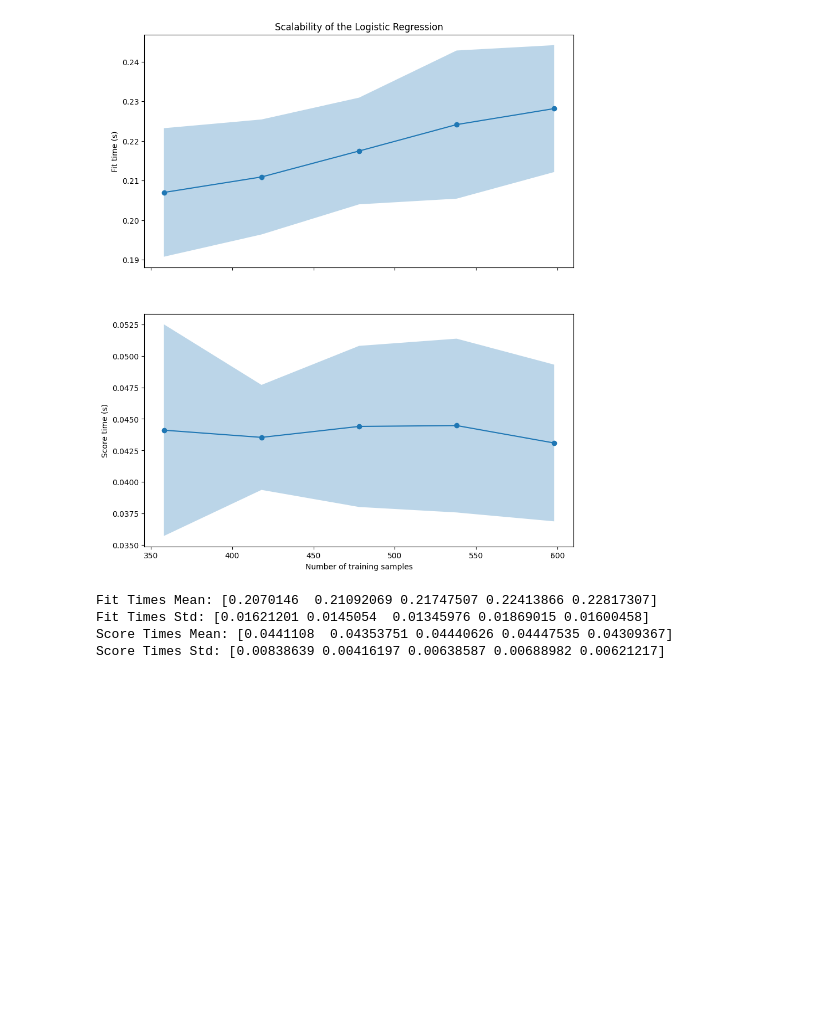
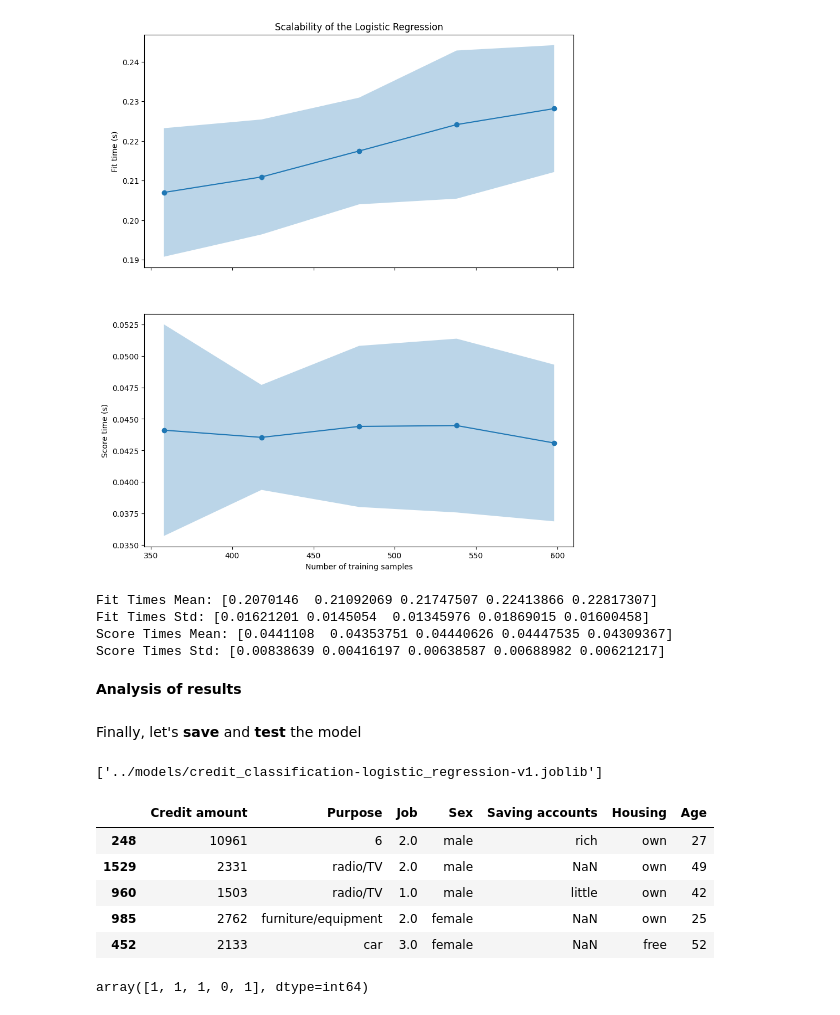
Before and after one commit to spuertaf2002/german-credit, a Jupyter notebook: notebooks/model_selection.ipynb, the cells around one changed output. Saved outputs shown, nothing was run; the diff lists cells and outputs as text; code cells hidden in the pictures; blank space fills up the shorter version.

Commit message:
feat: Added load and test for selected ML model.

```diff
--- a/notebooks/model_selection.ipynb
+++ b/notebooks/model_selection.ipynb
@@ -1004,3 +1006,11 @@ Fit Times Mean: [0.2070146  0.21092069 0.21747507 0.22413866 0.22817307]
 Fit Times Std: [0.01621201 0.0145054  0.01345976 0.01869015 0.01600458]
 Score Times Mean: [0.0441108  0.04353751 0.04440626 0.04447535 0.04309367]
 Score Times Std: [0.00838639 0.00416197 0.00638587 0.00688982 0.00621217]
+# %% [markdown]
+**Analysis of results**
+# %% [markdown]
+Finally, let's **save** and **test** the model
+# %%
+dump(logistic_model, r"../models/credit_classification-logistic_regression-v1.joblib")  # save
+# %% [output]
+['../models/credit_classification-logistic_regression-v1.joblib']
@@ -1006,0 +1019,13 @@ Score Times Std: [0.00838639 0.00416197 0.00638587 0.00688982 0.00621217]
+# %%
+x_test.head()
+# %% [output]
+|  | Credit amount | Purpose | Job | Sex | Saving accounts | Housing | Age |
+| 248 | 10961 | 6 | 2.0 | male | rich | own | 27 |
+| 1529 | 2331 | radio/TV | 2.0 | male | NaN | own | 49 |
+| 960 | 1503 | radio/TV | 1.0 | male | little | own | 42 |
+| 985 | 2762 | furniture/equipment | 2.0 | female | NaN | own | 25 |
+| 452 | 2133 | car | 3.0 | female | NaN | free | 52 |
+# %%
+my_model.predict(x_test.head())
+# %% [output]
+array([1, 1, 1, 0, 1], dtype=int64)
```
Also changed, not shown: parts of 4 cells of this notebook.
